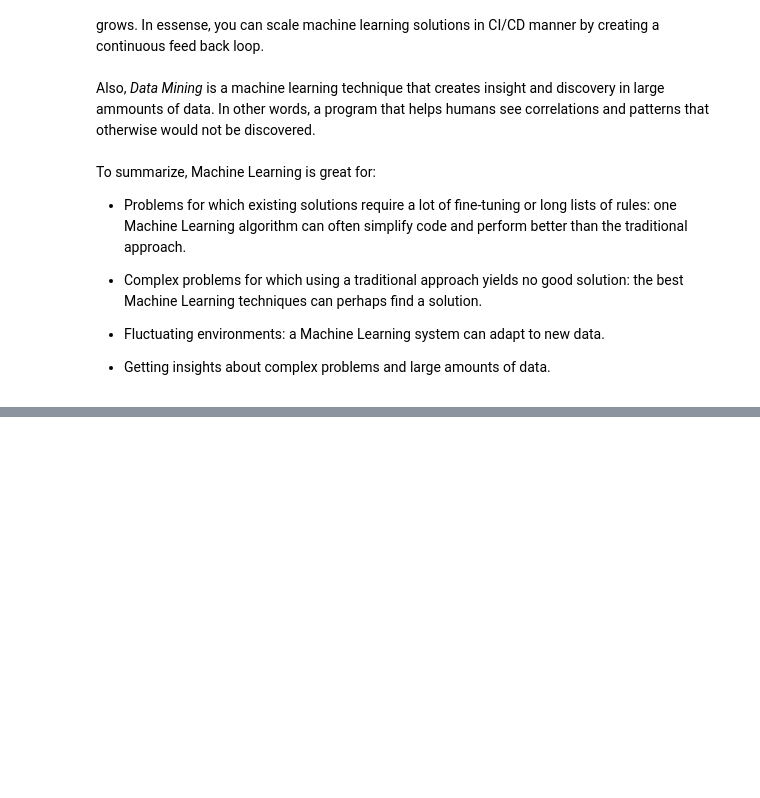
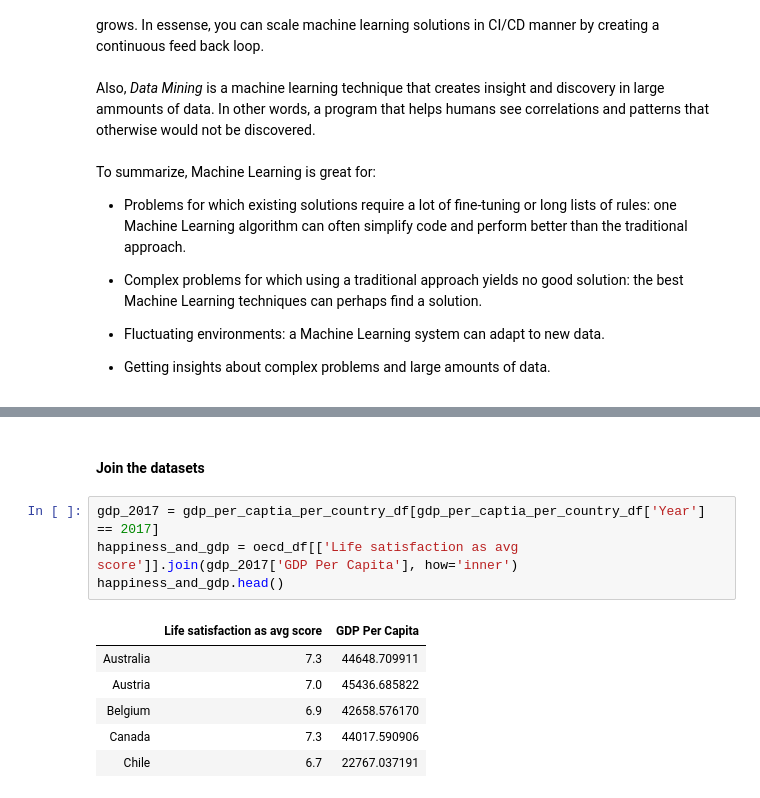
Before and after one commit to euclidthedark/hands-on-machine-learning, a Jupyter notebook: 01_hands_on_machine_learning.ipynb, the cells around one changed output, grey strips where cells are left out. Cells and saved outputs as stored; diff of their text form; blank space fills up the shorter version.

```diff
--- a/01_hands_on_machine_learning.ipynb
+++ b/01_hands_on_machine_learning.ipynb
@@ -176,0 +233,13 @@ When testing how well your model describes the data, using a *performance measur
+# %% [markdown]
+#### Join the datasets
+# %%
+gdp_2017 = gdp_per_captia_per_country_df[gdp_per_captia_per_country_df['Year'] == 2017]
+happiness_and_gdp = oecd_df[['Life satisfaction as avg score']].join(gdp_2017['GDP Per Capita'], how='inner')
+happiness_and_gdp.head()
+# %% [output]
+|  | Life satisfaction as avg score | GDP Per Capita |
+| Australia | 7.3 | 44648.709911 |
+| Austria | 7.0 | 45436.685822 |
+| Belgium | 6.9 | 42658.576170 |
+| Canada | 7.3 | 44017.590906 |
+| Chile | 6.7 | 22767.037191 |
```
Also changed, not shown: parts of 11 cells of this notebook, 2 other files.
